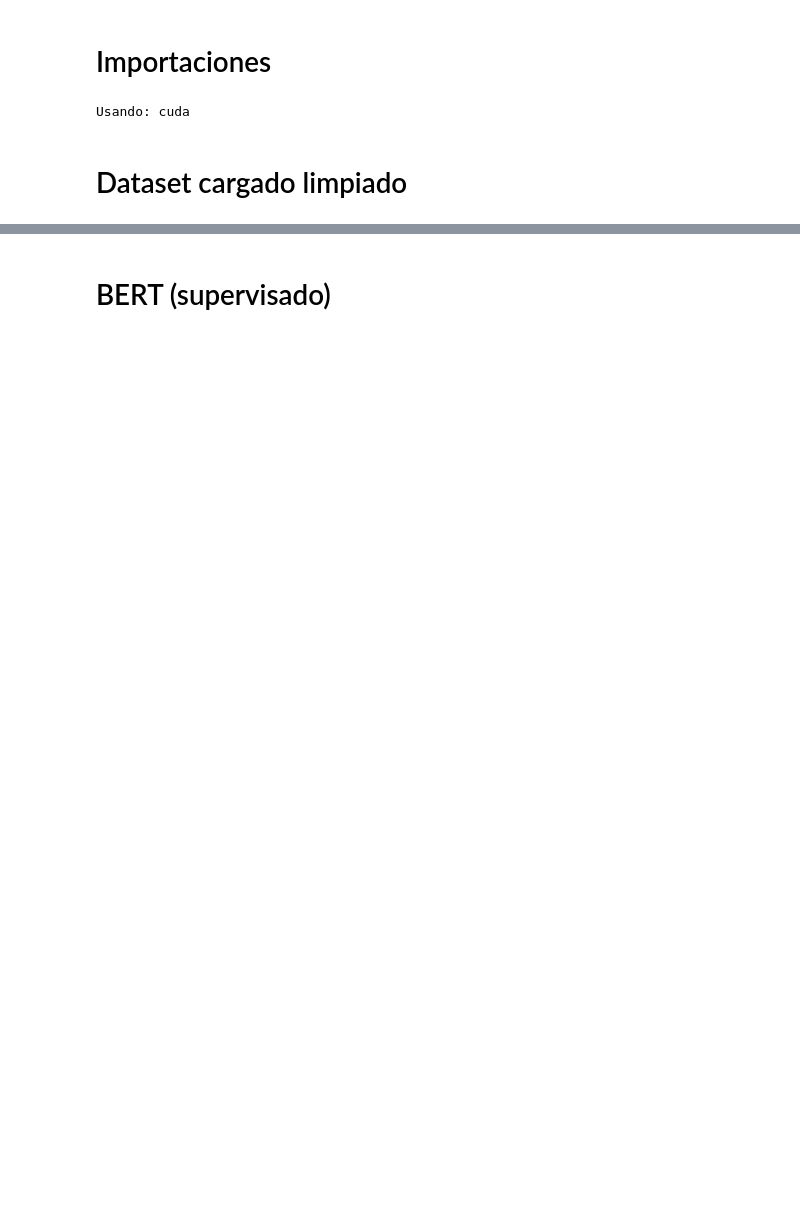
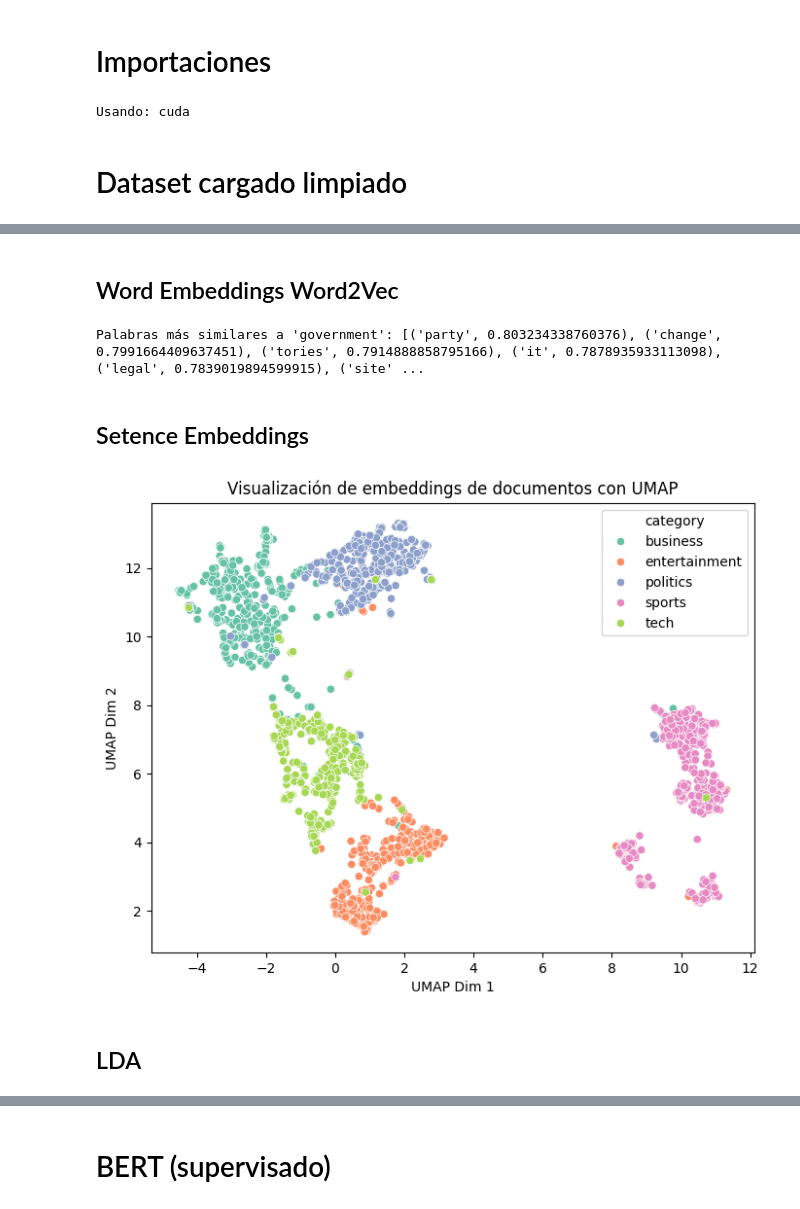
Before and after one commit to CDF51342/NLP-News-Classifier, a Jupyter notebook: Prototipo_BERT_LDA.ipynb, the cells around one changed output, grey strips where cells are left out. Cells and saved outputs as stored; diff of their text form; code cells hidden in the pictures; blank space fills up the shorter version.

```diff
--- a/Prototipo_BERT_LDA.ipynb
+++ b/Prototipo_BERT_LDA.ipynb
@@ -80,0 +162,39 @@ df_test.head()
+# %% [markdown]
+## Word Embeddings Word2Vec
+# %%
+# Tokenización
+df_train["tokens"] = df_train["text"].apply(lambda x: x.lower().split())
+
+# Entrenar Word2Vec
+word2vec_model = Word2Vec(sentences=df_train["tokens"], vector_size=100, window=5, min_count=5, workers=4)
+
+# Visualizar palabras similares
+word_similarities = word2vec_model.wv.most_similar("government", topn=10)
+print("Palabras más similares a 'government':", word_similarities)
+# %% [output]
+Palabras más similares a 'government': [('party', 0.803234338760376), ('change', 0.7991664409637451), ('tories', 0.7914888858795166), ('it', 0.7878935933113098), ('legal', 0.7839019894599915), ('site' ...
+# %% [markdown]
+## Setence Embeddings
+# %%
+# Modelo de embeddings de oraciones
+model = SentenceTransformer("all-MiniLM-L6-v2")
+
+# Generar embeddings
+X_train_embeddings = model.encode(df_train["text"])
+X_test_embeddings = model.encode(df_test["text"])
+
+# Reducir dimensionalidad con UMAP
+reducer = umap.UMAP(n_neighbors=15, n_components=2, metric="cosine")
+X_reduced = reducer.fit_transform(X_train_embeddings)
+
+# Graficar
+plt.figure(figsize=(8, 6))
+sns.scatterplot(x=X_reduced[:, 0], y=X_reduced[:, 1], hue=df_train["category"], palette="Set2")
+plt.title("Visualización de embeddings de documentos con UMAP")
+plt.xlabel("UMAP Dim 1")
+plt.ylabel("UMAP Dim 2")
+plt.show()
+# %% [output]
+[figure, added]
+# %% [markdown]
+## LDA
```
Also changed, not shown: parts of 17 cells of this notebook.
